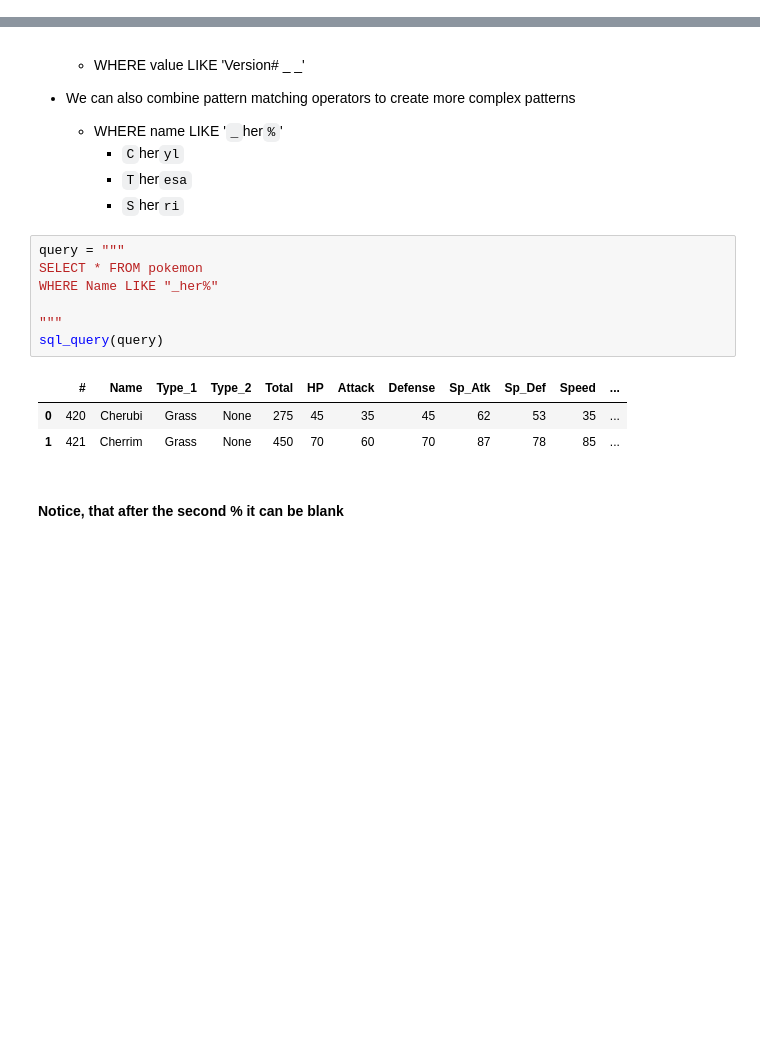
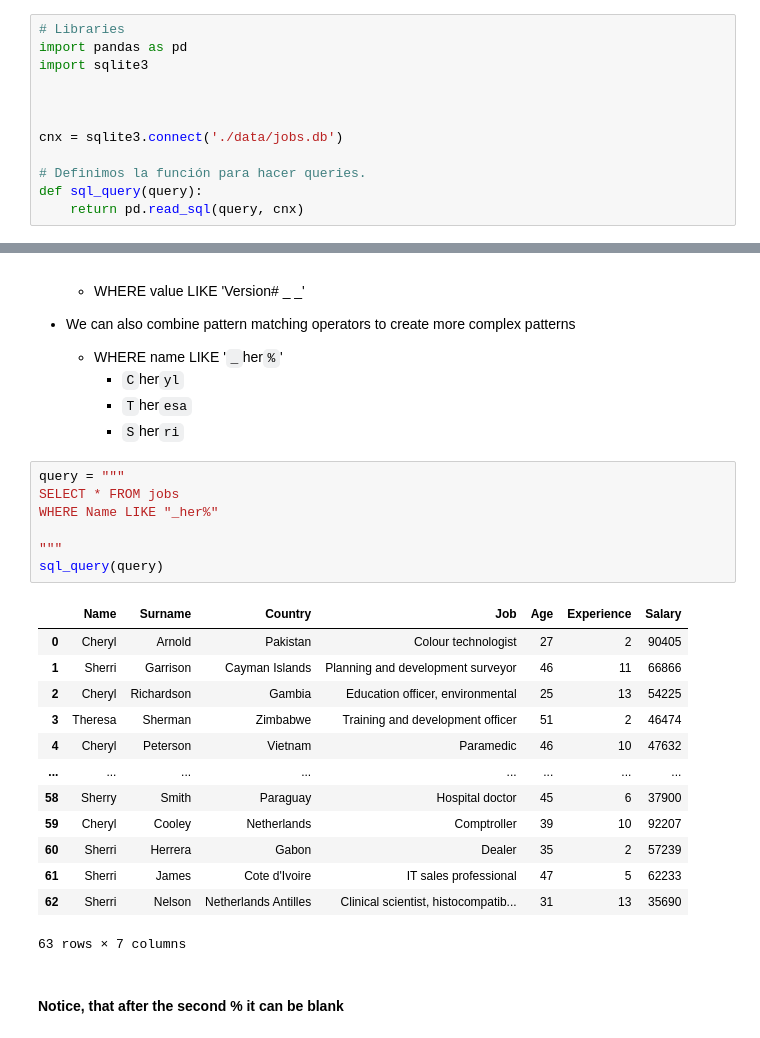
Before and after one commit to IgnacioGB1990/SQL, a Jupyter notebook: 1_Basic_Commands/1_Lecture.ipynb, the cells around one changed output, grey strips where cells are left out. Saved outputs shown, nothing was run; the diff lists cells and outputs as text; blank space fills up the shorter version.

```diff
--- a/1_Basic_Commands/1_Lecture.ipynb
+++ b/1_Basic_Commands/1_Lecture.ipynb
@@ -277,0 +26,12 @@ sql_query(query)
+# %%
+# Libraries
+import pandas as pd
+import sqlite3
+
+
+
+cnx = sqlite3.connect('./data/jobs.db')
+
+# Definimos la función para hacer queries.
+def sql_query(query):
+    return pd.read_sql(query, cnx)
@@ -304,15 +312,25 @@ Examples _:
         - `S`her`ri`
 # %%
 query = """
-SELECT * FROM pokemon
+SELECT * FROM jobs
 WHERE Name LIKE "_her%"
 
 """
 sql_query(query)
 # %% [output]
-|  | # | Name | Type_1 | Type_2 | Total | HP | Attack | Defense | Sp_Atk | Sp_Def | Speed | ... |
-| 0 | 420 | Cherubi | Grass | None | 275 | 45 | 35 | 45 | 62 | 53 | 35 | ... |
-| 1 | 421 | Cherrim | Grass | None | 450 | 70 | 60 | 70 | 87 | 78 | 85 | ... |
+|  | Name | Surname | Country | Job | Age | Experience | Salary |
+| 0 | Cheryl | Arnold | Pakistan | Colour technologist | 27 | 2 | 90405 |
+| 1 | Sherri | Garrison | Cayman Islands | Planning and development surveyor | 46 | 11 | 66866 |
+| 2 | Cheryl | Richardson | Gambia | Education officer, environmental | 25 | 13 | 54225 |
+| 3 | Theresa | Sherman | Zimbabwe | Training and development officer | 51 | 2 | 46474 |
+| 4 | Cheryl | Peterson | Vietnam | Paramedic | 46 | 10 | 47632 |
+| ... | ... | ... | ... | ... | ... | ... | ... |
+| 58 | Sherry | Smith | Paraguay | Hospital doctor | 45 | 6 | 37900 |
+| 59 | Cheryl | Cooley | Netherlands | Comptroller | 39 | 10 | 92207 |
+| 60 | Sherri | Herrera | Gabon | Dealer | 35 | 2 | 57239 |
+| 61 | Sherri | James | Cote d'Ivoire | IT sales professional | 47 | 5 | 62233 |
+| 62 | Sherri | Nelson | Netherlands Antilles | Clinical scientist, histocompatib... | 31 | 13 | 35690 |
+63 rows × 7 columns
 # %% [markdown]
 #### Notice, that after the second % it can be blank
 # %%
```
Also changed, not shown: parts of 58 cells of this notebook, 3 other files.
